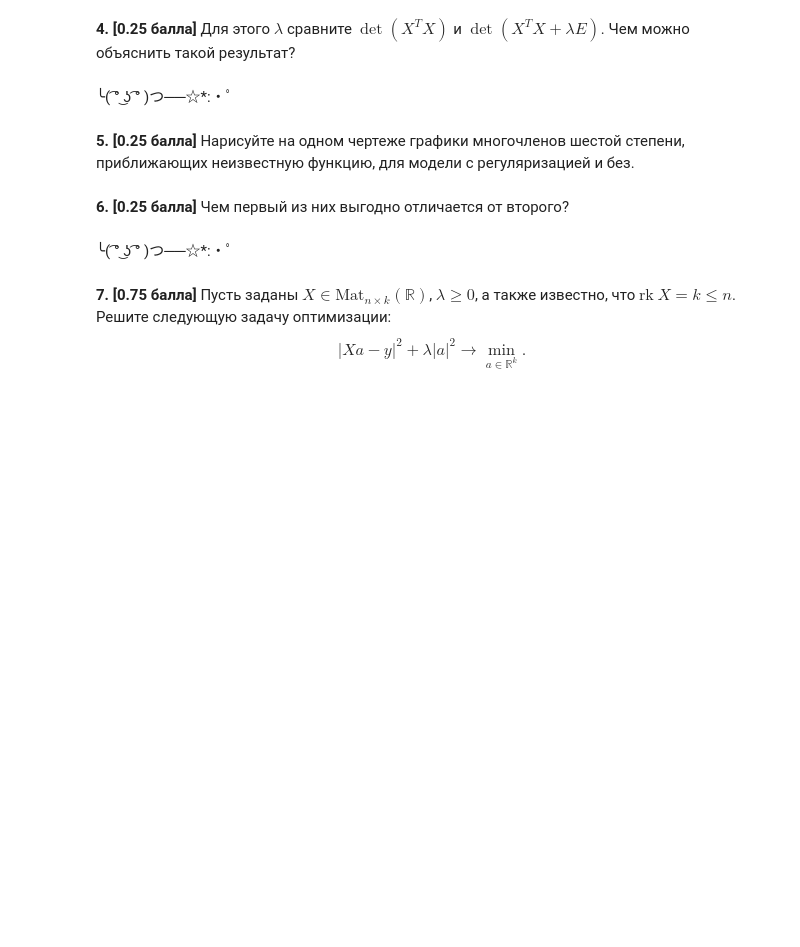
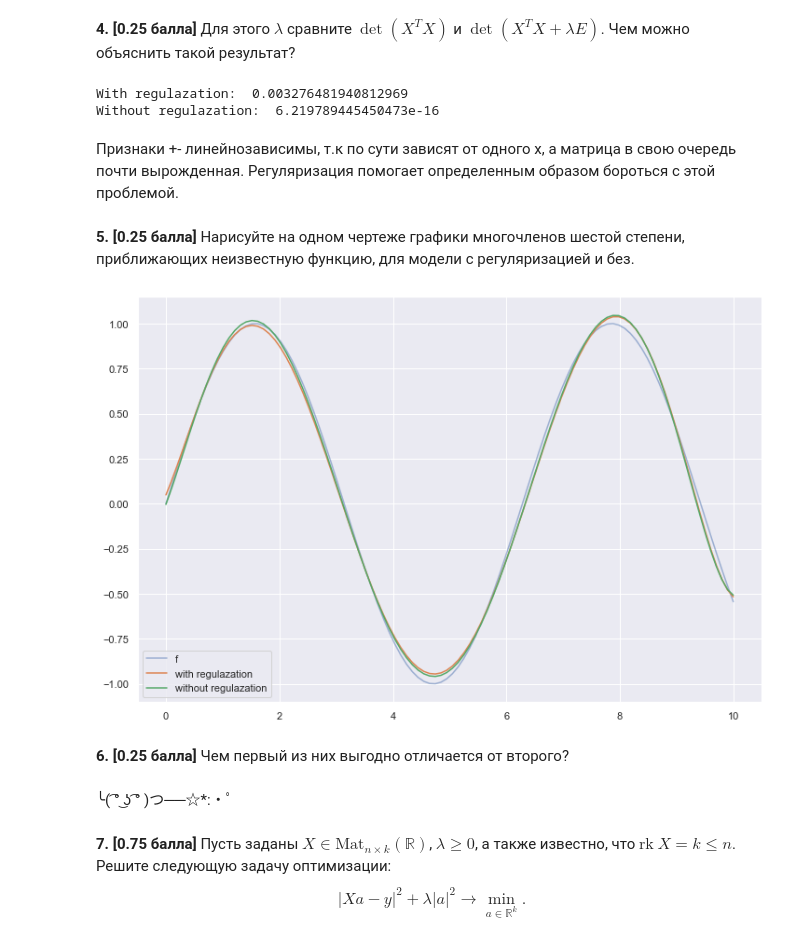
Before and after one commit to dsba-stranger/linalg-labs, a Jupyter notebook: lab2/homework-practice-02-linregr-Korolev.ipynb, the cells around one changed output. Cells and saved outputs as stored; diff of their text form; code cells hidden in the pictures; blank space fills up the shorter version.

```diff
--- a/lab2/homework-practice-02-linregr-Korolev.ipynb
+++ b/lab2/homework-practice-02-linregr-Korolev.ipynb
@@ -415,0 +424,7 @@ flats_df2.head()
+# %%
+#╰( ͡° ͜ʖ ͡° )つ──☆*:・ﾟ
+X, y = split_data(data_train)
+X_train, X_validation, y_train, y_validation = train_test_split(X, y, test_size=0.5, random_state=42)
+X_test, y_test = split_data(data_test)
+
+X_validation.shape
@@ -420,6 +479,17 @@ flats_df2.head()
 # %% [markdown]
 **4. [0.25 балла]** Для этого $\lambda$ сравните $\det(X^TX)$ и $\det(X^TX + \lambda E)$. Чем можно объяснить такой результат?
-# %% [markdown]
-╰( ͡° ͜ʖ ͡° )つ──☆*:・ﾟ
+# %%
+degree = 6
+A_1 = np.concatenate([np.array(X_train ** k).reshape((X_train.shape[0], 1)) for k in range(degree, -1, -1)], axis=1)
+det_1 = linalg.det(A_1.T.dot(A_1) + reg * np.identity(degree + 1))
+A_2 = np.concatenate([np.array(X_train ** k).reshape((X_train.shape[0], 1)) for k in range(degree, -1, -1)], axis=1)
+det_2 = linalg.det(A_2.T.dot(A_2))
+print("With regulazation: ", det_1)
+print("Without regulazation: ", det_2)
+# %% [output]
+With regulazation:  0.003276481940812969
+Without regulazation:  6.219789445450473e-16
+# %% [markdown]
+Признаки +- линейнозависимы, т.к по сути зависят от одного x, а матрица в свою очередь почти вырожденная. Регуляризация помогает определенным образом бороться с этой проблемой.
 # %% [markdown]
 **5. [0.25 балла]** Нарисуйте на одном чертеже графики многочленов шестой степени, приближающих неизвестную функцию, для модели с регуляризацией и без.
@@ -428,3 +496,24 @@ flats_df2.head()
+# %%
+#╰( ͡° ͜ʖ ͡° )つ──☆*:・ﾟ
+f = lambda x: np.sin(x)
+x_range = (0, 10)
+X_train = np.linspace(*x_range, 20)
+y_train = f(X_train)
+
+coeffs_reg = linear_regression_with_reg(X_train, y_train, reg, degree)
+coeffs_without_reg = linear_regression(X_train, y_train, degree)
+
+X_test = np.linspace(*x_range, 100)
+
+#print(coeffs_reg)
+#print(coeffs_without_reg)
+
+plt.plot(X_test, f(X_test), alpha=0.5)
+plt.plot(X_test, gen_points(X_test, coeffs_reg))
+plt.plot(X_test, gen_points(X_test, coeffs_without_reg))
+plt.legend(['f', 'with regulazation', 'without regulazation']);
+# %% [output]
+[figure, added]
 # %% [markdown]
 **6. [0.25 балла]** Чем первый из них выгодно отличается от второго?
 # %% [markdown]
```
Also changed, not shown: parts of 24 cells of this notebook.
